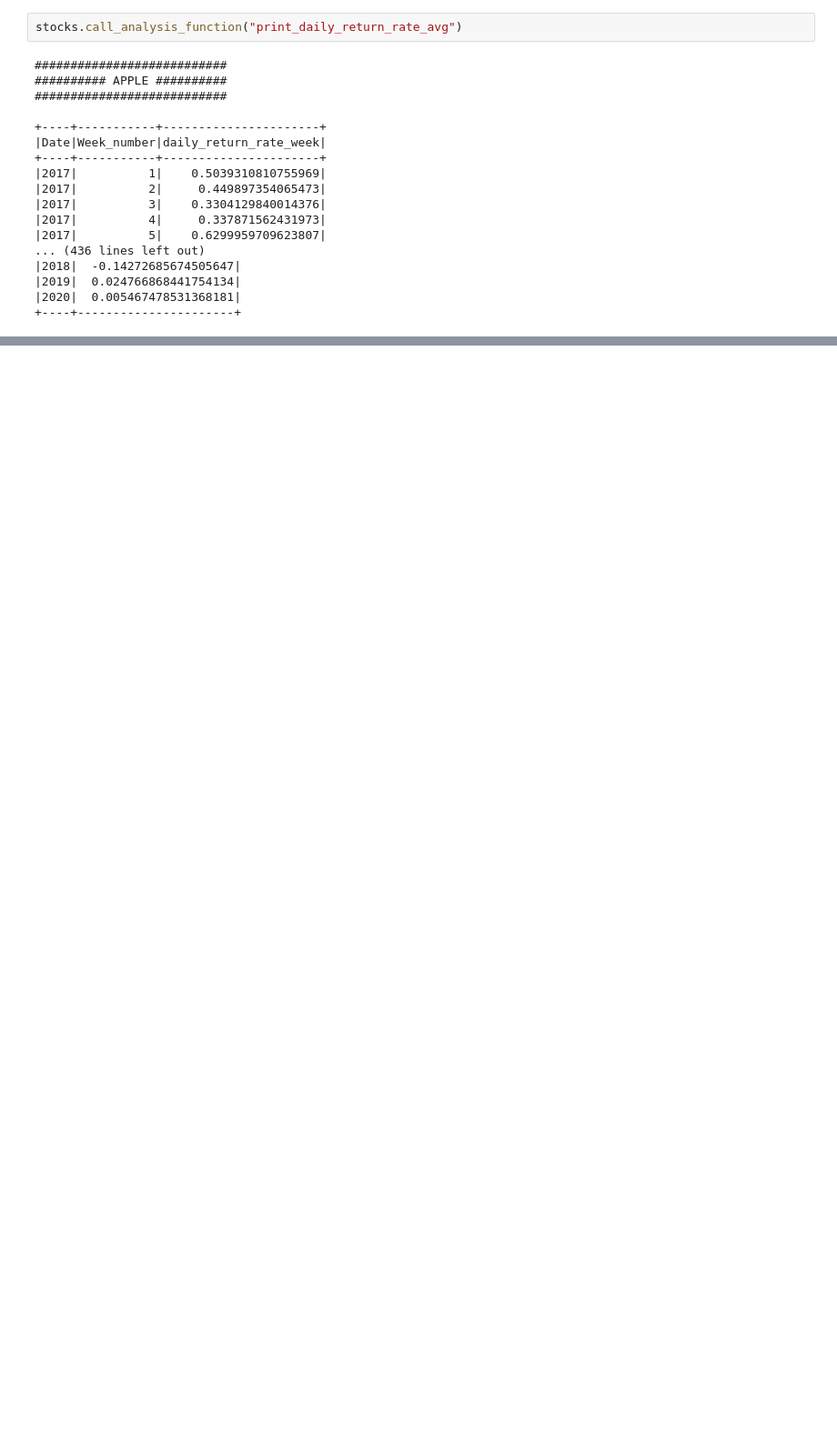
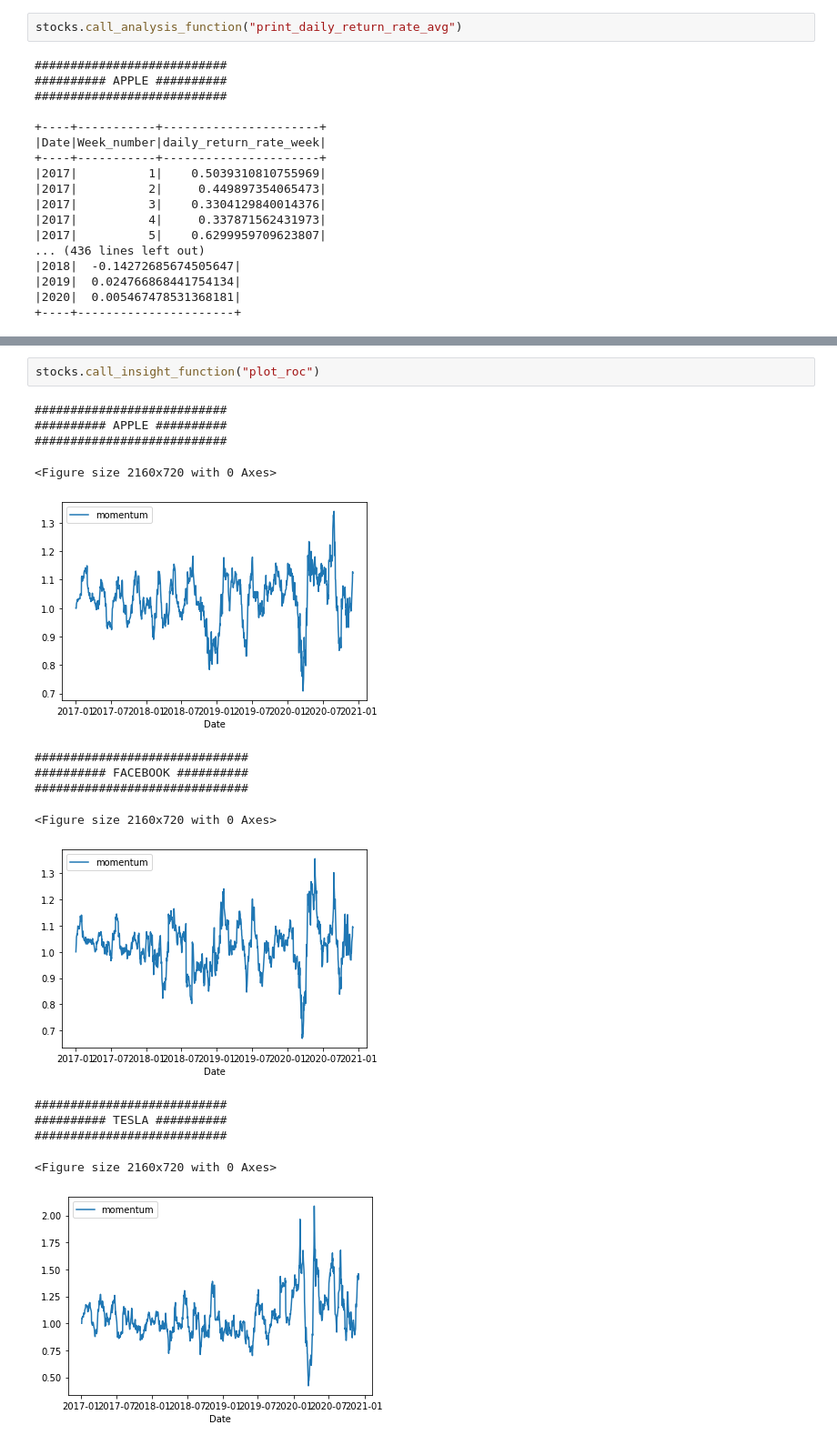
Before and after one commit to yxyfer/BigData-Projet, a Jupyter notebook: project.ipynb, the cells around one changed output, grey strips where cells are left out. Shown at 91% size. Cells and saved outputs as stored; diff of their text form; blank space fills up the shorter version.

```diff
--- a/project.ipynb
+++ b/project.ipynb
@@ -399,0 +549,18 @@ We show the stock with the best return rate during a period (nonth and year).
+# %%
+stocks.call_insight_function("plot_roc")
+# %% [output]
+###########################
+########## APPLE ##########
+###########################
+<Figure size 2160x720 with 0 Axes>
+[figure, added]
+##############################
+########## FACEBOOK ##########
+##############################
+<Figure size 2160x720 with 0 Axes>
+[figure, added]
+###########################
+########## TESLA ##########
+###########################
+<Figure size 2160x720 with 0 Axes>
+[figure, added]
```
Also changed, not shown: parts of 46 cells of this notebook, 2 other files.
